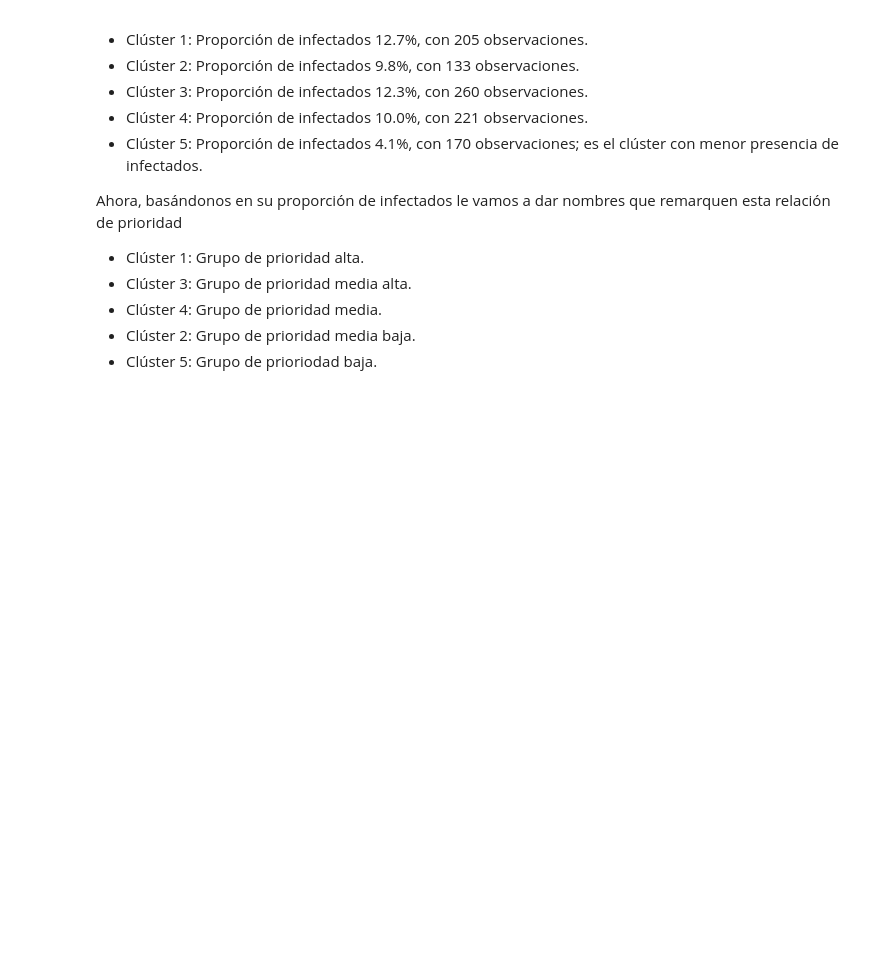
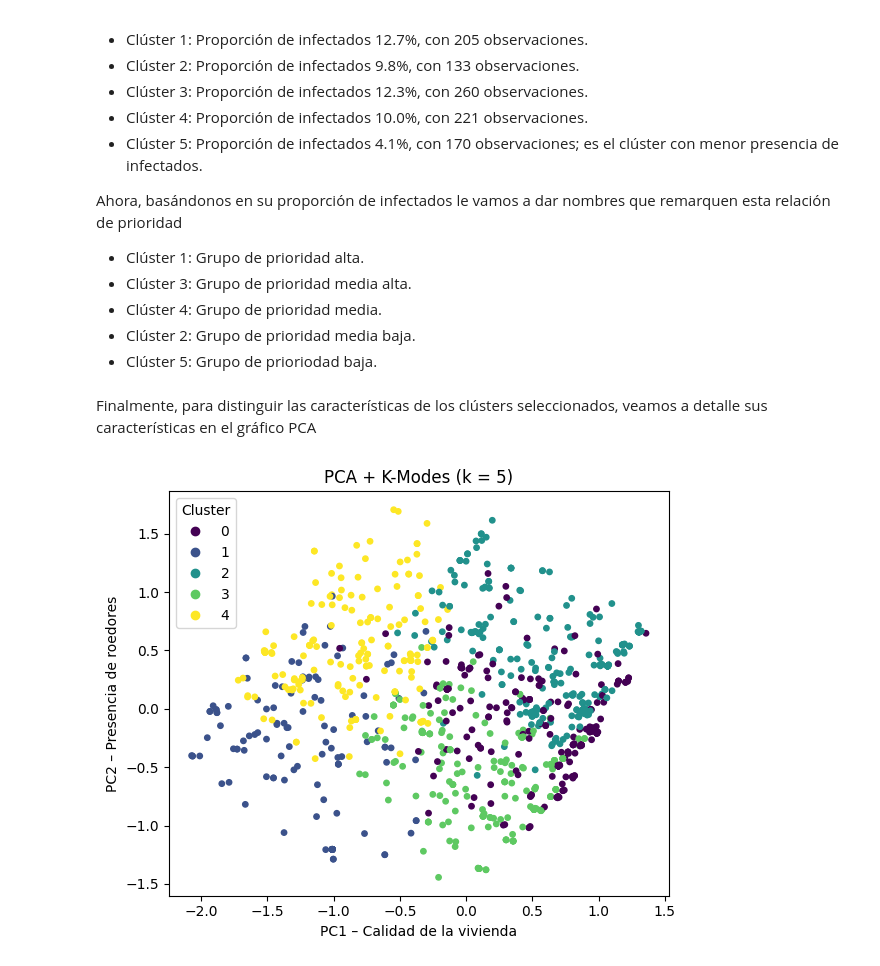
Before and after one commit to DashTT/Reto-01-Chagas, a Jupyter notebook: Reto_1_AndradeVillenasEscobar.ipynb, the cells around one changed output. Drawn from its saved outputs; the diff is of its cells as text; code cells hidden in the pictures; blank space fills up the shorter version.

```diff
--- a/Reto_1_AndradeVillenasEscobar.ipynb
+++ b/Reto_1_AndradeVillenasEscobar.ipynb
@@ -649,3 +649,40 @@ Ahora, basándonos en su proporción de infectados le vamos a dar nombres que re
 - Clúster 4: Grupo de prioridad media.
 - Clúster 2: Grupo de prioridad media baja.
 - Clúster 5: Grupo de prioriodad baja.
+# %% [markdown]
+Finalmente, para distinguir las características de los clústers seleccionados, veamos a detalle sus características en el gráfico PCA
+# %%
+
+xlabel = f'PC1 – Calidad de la vivienda'
+ylabel = f'PC2 – Presencia de roedores'
+
+
+k = 5
+modelo = KModes(n_clusters=k, init='Huang', n_init=5, random_state=68)
+labels = modelo.fit_predict(df_clean)
+
+
+plt.figure(figsize=(6, 5))
+
+scatter = plt.scatter(
+    X_2d[:, 0],
+    X_2d[:, 1],
+    c=labels,
+    s=15
+)
+
+plt.xlabel(xlabel)
+plt.ylabel(ylabel)
+plt.title('PCA + K-Modes (k = 5)')
+
+
+legend = plt.legend(
+    *scatter.legend_elements(),
+    title="Cluster",
+    loc="best"
+)
+
+plt.tight_layout()
+plt.show()
+# %% [output]
+[figure, added]
```
Also changed, not shown: parts of 3 cells of this notebook.
